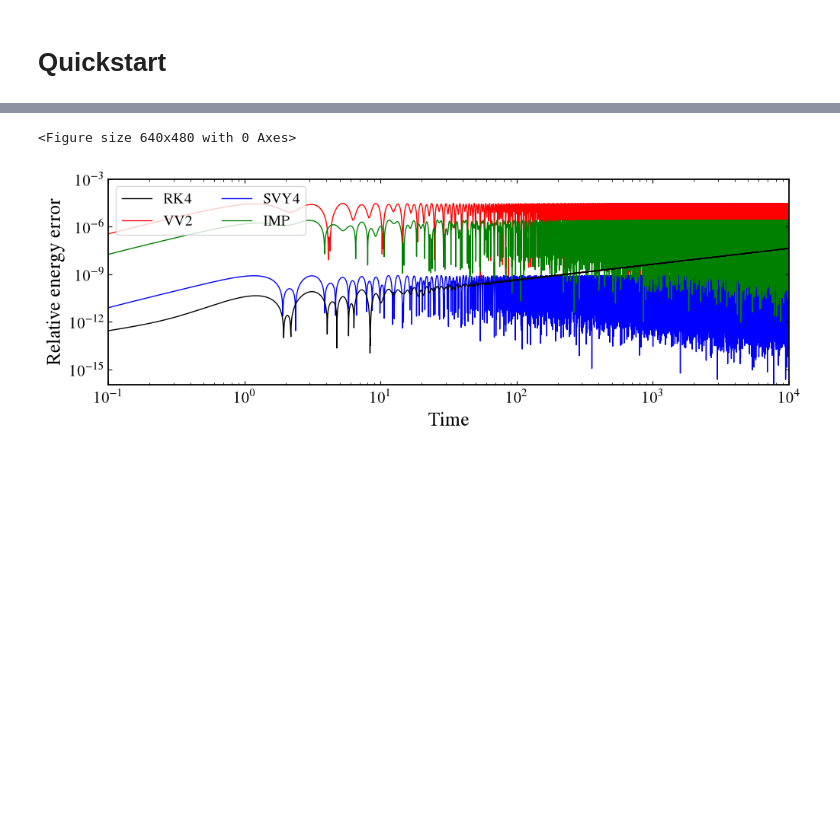
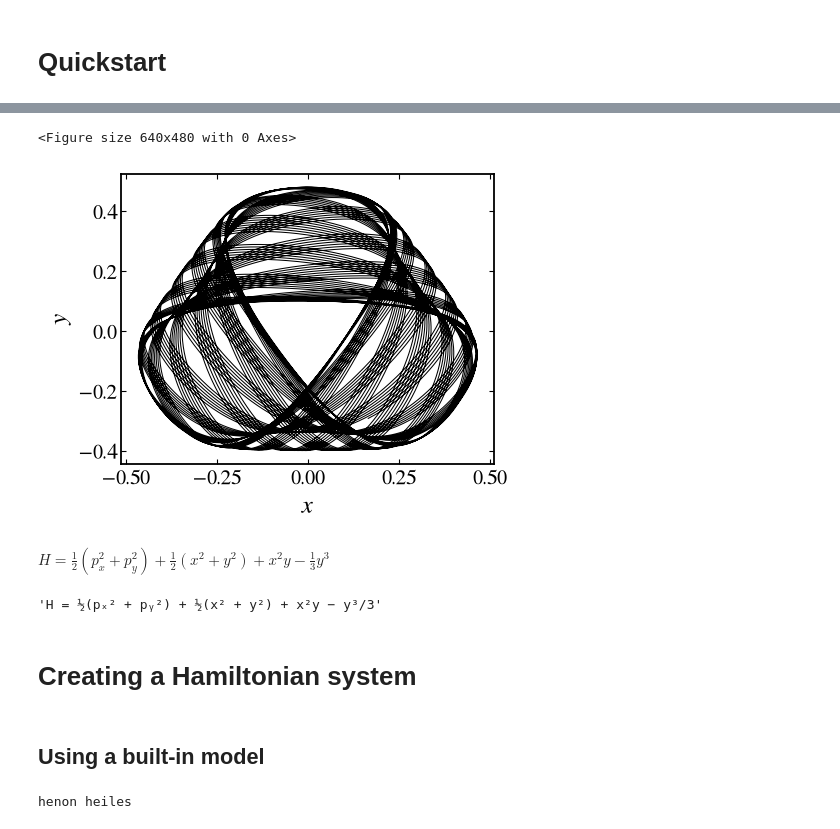
Before and after one commit to mrolims/pynamicalsys, a Jupyter notebook: docs/source/_static/hamiltonian_system_tutorial.ipynb, the cells around one changed output, grey strips where cells are left out. Saved outputs shown, nothing was run; the diff lists cells and outputs as text; code cells hidden in the pictures; blank space fills up the shorter version.

Commit message:
docs: rebuild Hamiltonian tutorial notebook to match the revamped pages

```diff
--- a/docs/source/_static/hamiltonian_system_tutorial.ipynb
+++ b/docs/source/_static/hamiltonian_system_tutorial.ipynb
@@ -19,5 +2,3 @@ HS.available_integrators()
 path_figures = "../images"
 # %% [markdown]
 # Quickstart
-# %%
-hs = HS(model="henon heiles")
@@ -236,23 +5,51 @@ for i in range(Et.shape[0]):
-# %%
-ps = PlotStyler(fontsize=18)
-ps.apply_style()
-
-fig, ax = plt.subplots(figsize=(10, 3.5))
-plt.plot(Et[:, 0], abs(Et[:, 1] - E)/E, "k", label="RK4", zorder=2)
-plt.plot(Et[:, 0], abs(Et[:, 2] - E)/E, "r", label="VV2", zorder=0)
-plt.plot(Et[:, 0], abs(Et[:, 3] - E)/E, "b", label="SVY4", zorder=0)
-plt.plot(Et[:, 0], abs(Et[:, 4] - E)/E, "g", label="IMP", zorder=1)
-
-plt.legend(loc="upper left", ncol=2)
-plt.yscale("log")
-plt.xscale("log")
-plt.ylim(1e-16, 1e-3)
-plt.xlim(1e-1, 1e4)
-plt.xlabel("Time")
-plt.ylabel("Relative energy error")
-
-plt.tight_layout(pad=0.2)
-plt.savefig(f"{path_figures}/henon_heiles_energy_check.png", dpi=400)
-# %% [output]
-<Figure size 640x480 with 0 Axes>
-[figure, removed]
+# %%
+import numpy as np
+import matplotlib.pyplot as plt
+from pynamicalsys import HamiltonianSystem as hs, PlotStyler
+
+system = hs(model="henon heiles")
+system.integrator("svy4", time_step=0.01)
+
+energy = 1.0 / 8.0
+x, y, py = 0.0, 0.1, 0.0
+potential = (x**2 + y**2) / 2.0 + x**2 * y - y**3 / 3.0
+px = np.sqrt(2.0 * (energy - potential) - py**2)
+q = [x, y]
+p = [px, py]
+
+trajectory = system.trajectory(q, p, total_time=500.0)
+
+ps = PlotStyler(fontsize=18)
+ps.apply_style()
+fig, ax = plt.subplots(figsize=(5, 4))
+ax.plot(trajectory[:, 1], trajectory[:, 2], "k", lw=0.75)
+ax.set_xlabel("$x$")
+ax.set_ylabel("$y$")
+fig.tight_layout()
+plt.savefig(f"{path_figures}/quickstart_henon_heiles.png", dpi=400, bbox_inches="tight")
+# %% [output]
+<Figure size 640x480 with 0 Axes>
+[figure, added]
+# %%
+system.info["equation"]
+# %% [output]
+$\displaystyle
+        H = \frac{1}{2}(p_x^2 + p_y^2) +
+            \frac{1}{2}(x^2 + y^2) +
+            x^2 y - \frac{1}{3}y^3
+        $
+# %%
+system.info["equation_readable"]
+# %% [output]
+'H = ½(pₓ² + pᵧ²) + ½(x² + y²) + x²y − y³/3'
+# %% [markdown]
+# Creating a Hamiltonian system
+# %% [markdown]
+## Using a built-in model
+# %%
+from pynamicalsys import HamiltonianSystem as hs
+
+for model in hs.available_models():
+    print(model)
+# %% [output]
+henon heiles
```
Also changed, not shown: parts of 132 cells of this notebook.
